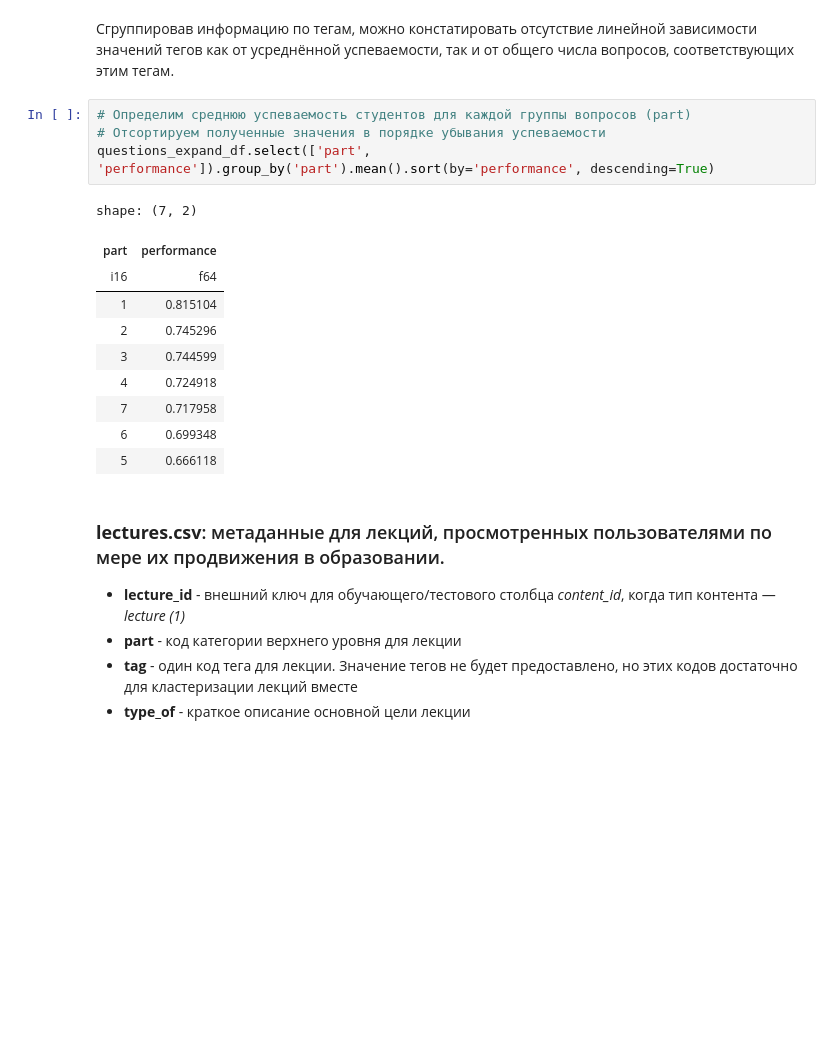
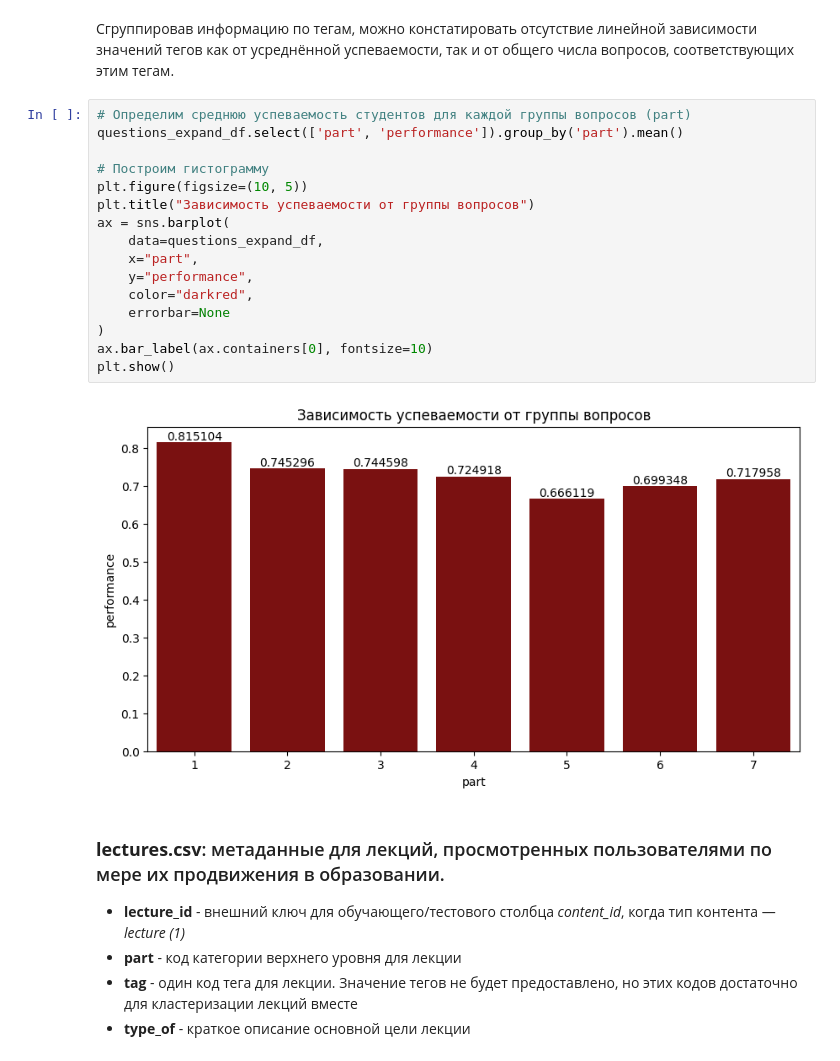
Before and after one commit to Ronikari/mephi-ml, a Jupyter notebook: DA/polars_hw.ipynb, the cells around one changed output. Saved outputs shown, nothing was run; the diff lists cells and outputs as text; blank space fills up the shorter version.

Commit message:
added histograms to questions_df and lectures_df

```diff
--- a/DA/polars_hw.ipynb
+++ b/DA/polars_hw.ipynb
@@ -415,21 +415,24 @@ shape: (5, 2)
 | "10 164 162 29" | 12051 |
 # %% [markdown]
 Сгруппировав информацию по тегам, можно констатировать отсутствие линейной зависимости значений тегов как от усреднённой успеваемости, так и от общего числа вопросов, соответствующих этим тегам.
-# %%
-# Определим среднюю успеваемость студентов для каждой группы вопросов (part)
-# Отсортируем полученные значения в порядке убывания успеваемости
-questions_expand_df.select(['part', 'performance']).group_by('part').mean().sort(by='performance', descending=True)
-# %% [output]
-shape: (7, 2)
-| part | performance |
-| i16 | f64 |
-| 1 | 0.815104 |
-| 2 | 0.745296 |
-| 3 | 0.744599 |
-| 4 | 0.724918 |
-| 7 | 0.717958 |
-| 6 | 0.699348 |
-| 5 | 0.666118 |
+# %%
+# Определим среднюю успеваемость студентов для каждой группы вопросов (part)
+questions_expand_df.select(['part', 'performance']).group_by('part').mean()
+
+# Построим гистограмму
+plt.figure(figsize=(10, 5))
+plt.title("Зависимость успеваемости от группы вопросов")
+ax = sns.barplot(
+    data=questions_expand_df,
+    x="part",
+    y="performance",
+    color="darkred",
+    errorbar=None
+)
+ax.bar_label(ax.containers[0], fontsize=10)
+plt.show()
+# %% [output]
+[figure, added]
 # %% [markdown]
 ### **lectures.csv**: метаданные для лекций, просмотренных пользователями по мере их продвижения в образовании.
 - **lecture_id** - внешний ключ для обучающего/тестового столбца *content_id*, когда тип контента — *lecture (1)*
```
Also changed, not shown: parts of 6 cells of this notebook.
